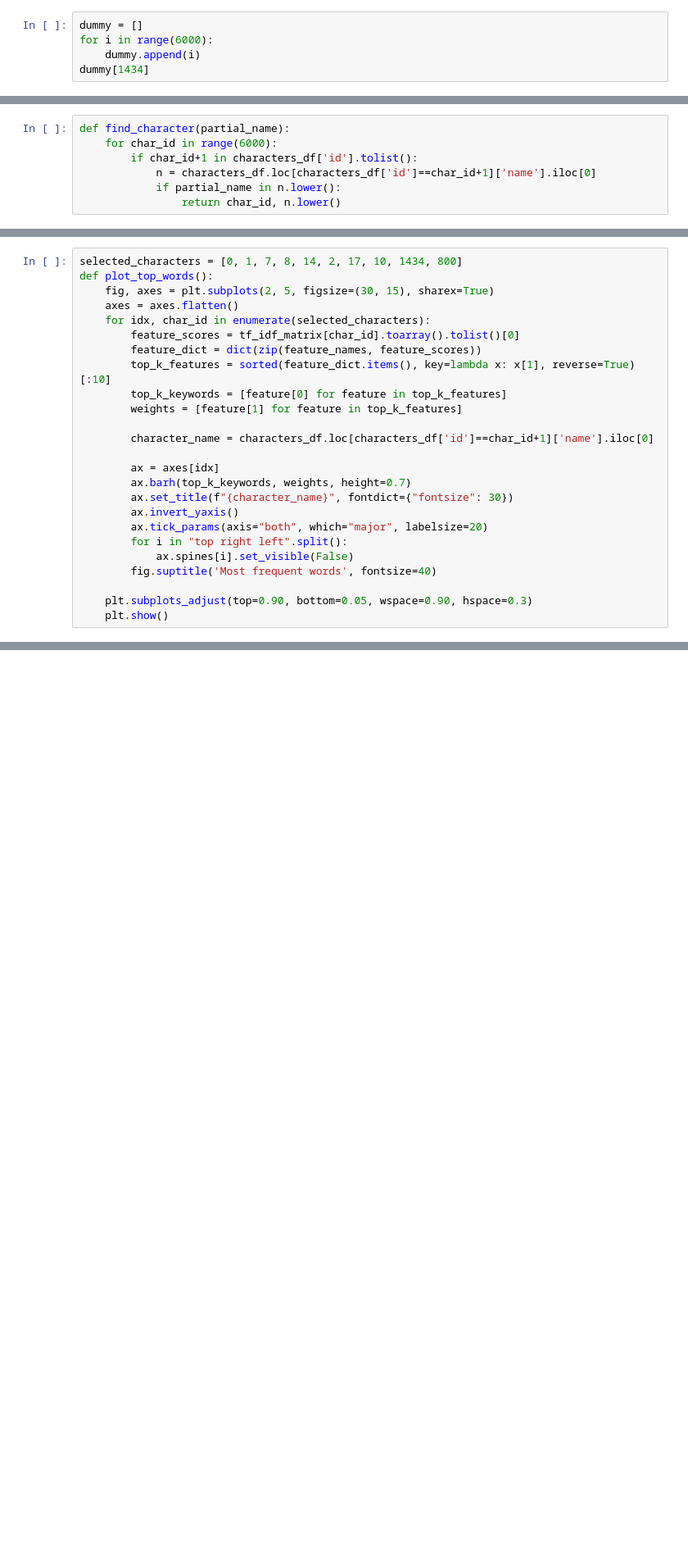
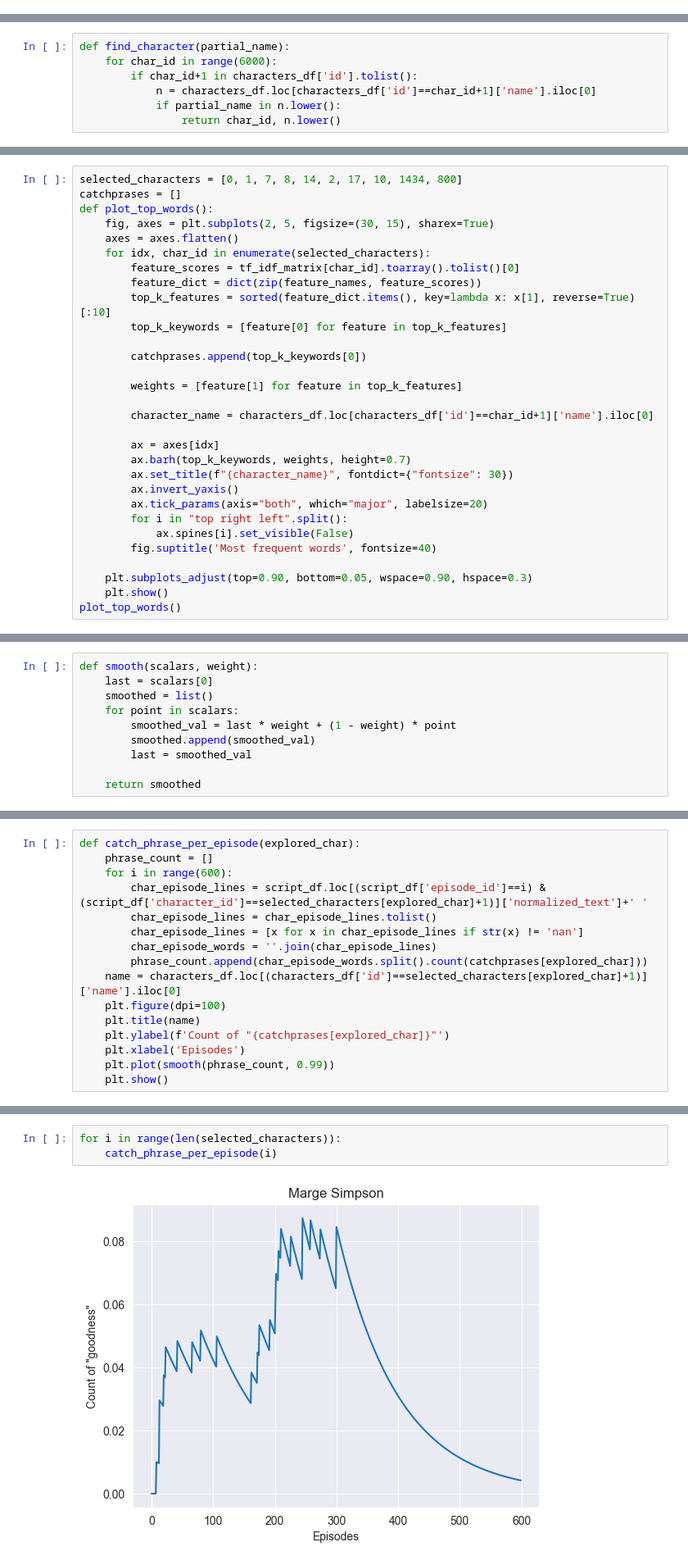
Before and after one commit to nic0gin/datamadness, a Jupyter notebook: script_analysis.ipynb, the cells around one changed output, grey strips where cells are left out. Shown at 82% size. Saved outputs shown, nothing was run; the diff lists cells and outputs as text; blank space fills up the shorter version.

```diff
--- a/script_analysis.ipynb
+++ b/script_analysis.ipynb
@@ -138,5 +60,0 @@ Name: name, dtype: object
-# %%
-dummy = []
-for i in range(6000):
-    dummy.append(i)
-dummy[1434]
@@ -156,5 +68,6 @@ find_character('comic book')
 # %%
 selected_characters = [0, 1, 7, 8, 14, 2, 17, 10, 1434, 800]
+catchprases = []
 def plot_top_words():
     fig, axes = plt.subplots(2, 5, figsize=(30, 15), sharex=True)
     axes = axes.flatten()
@@ -163,6 +76,9 @@ def plot_top_words():
         feature_dict = dict(zip(feature_names, feature_scores))
         top_k_features = sorted(feature_dict.items(), key=lambda x: x[1], reverse=True)[:10]
         top_k_keywords = [feature[0] for feature in top_k_features]
+
+        catchprases.append(top_k_keywords[0])
+
         weights = [feature[1] for feature in top_k_features]
 
         character_name = characters_df.loc[characters_df['id']==char_id+1]['name'].iloc[0]
@@ -178,3 +94,4 @@ def plot_top_words():
 
     plt.subplots_adjust(top=0.90, bottom=0.05, wspace=0.90, hspace=0.3)
     plt.show()
+plot_top_words()
@@ -295,0 +100,10 @@ plot_top_words(
+# %%
+def smooth(scalars, weight):
+    last = scalars[0]
+    smoothed = list()
+    for point in scalars:
+        smoothed_val = last * weight + (1 - weight) * point
+        smoothed.append(smoothed_val)
+        last = smoothed_val
+
+    return smoothed
@@ -295,0 +167,16 @@ plot_top_words(
+# %%
+def catch_phrase_per_episode(explored_char):
+    phrase_count = []
+    for i in range(600):
+        char_episode_lines = script_df.loc[(script_df['episode_id']==i) & (script_df['character_id']==selected_characters[explored_char]+1)]['normalized_text']+' '
+        char_episode_lines = char_episode_lines.tolist()
+        char_episode_lines = [x for x in char_episode_lines if str(x) != 'nan']
+        char_episode_words = ''.join(char_episode_lines)
+        phrase_count.append(char_episode_words.split().count(catchprases[explored_char]))
+    name = characters_df.loc[(characters_df['id']==selected_characters[explored_char]+1)]['name'].iloc[0]
+    plt.figure(dpi=100)
+    plt.title(name)
+    plt.ylabel(f'Count of "{catchprases[explored_char]}"')
+    plt.xlabel('Episodes')
+    plt.plot(smooth(phrase_count, 0.99))
+    plt.show()
@@ -295,0 +200,5 @@ plot_top_words(
+# %%
+for i in range(len(selected_characters)):
+    catch_phrase_per_episode(i)
+# %% [output]
+[figure, added]
```
Also changed, not shown: parts of 24 cells of this notebook, 1 other file.
